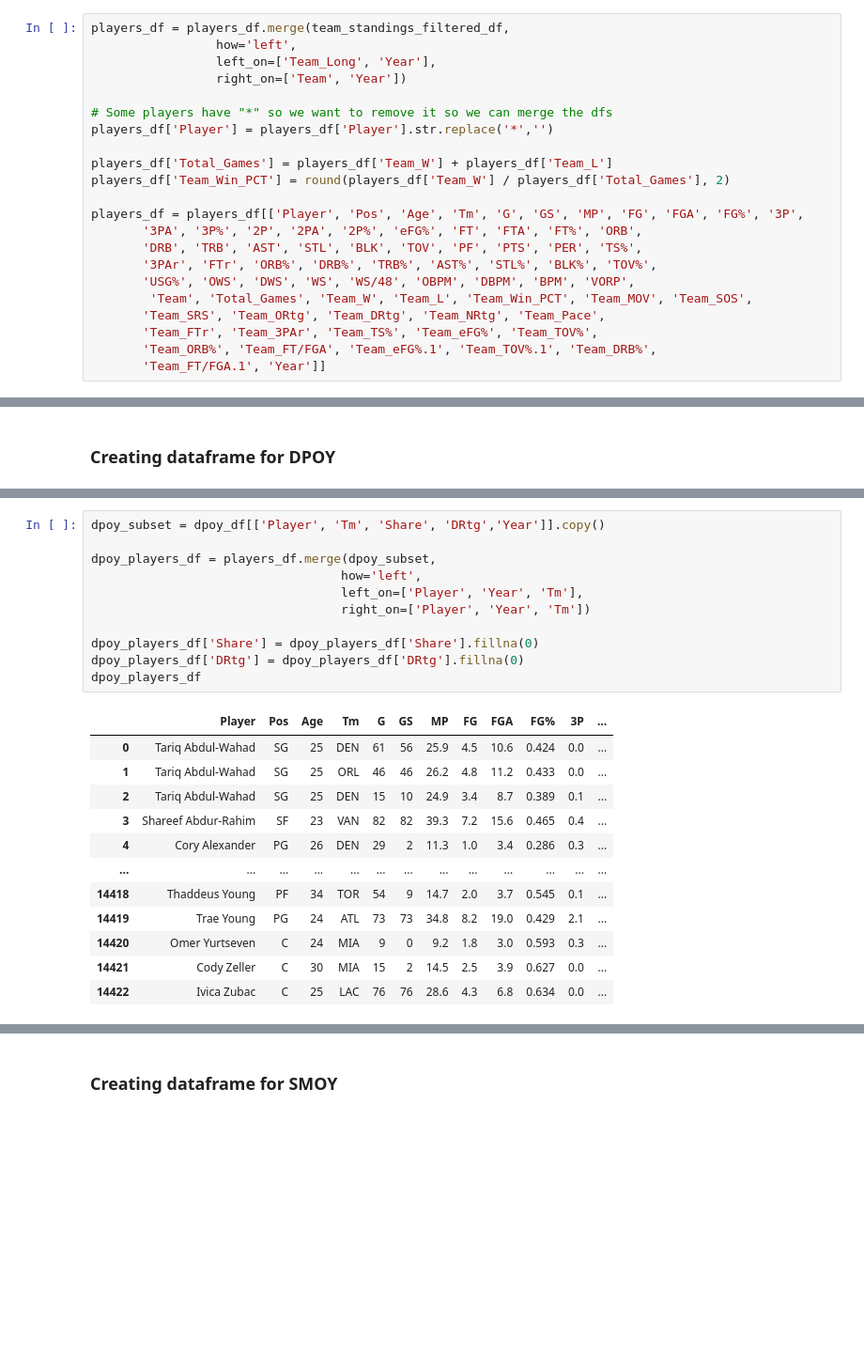
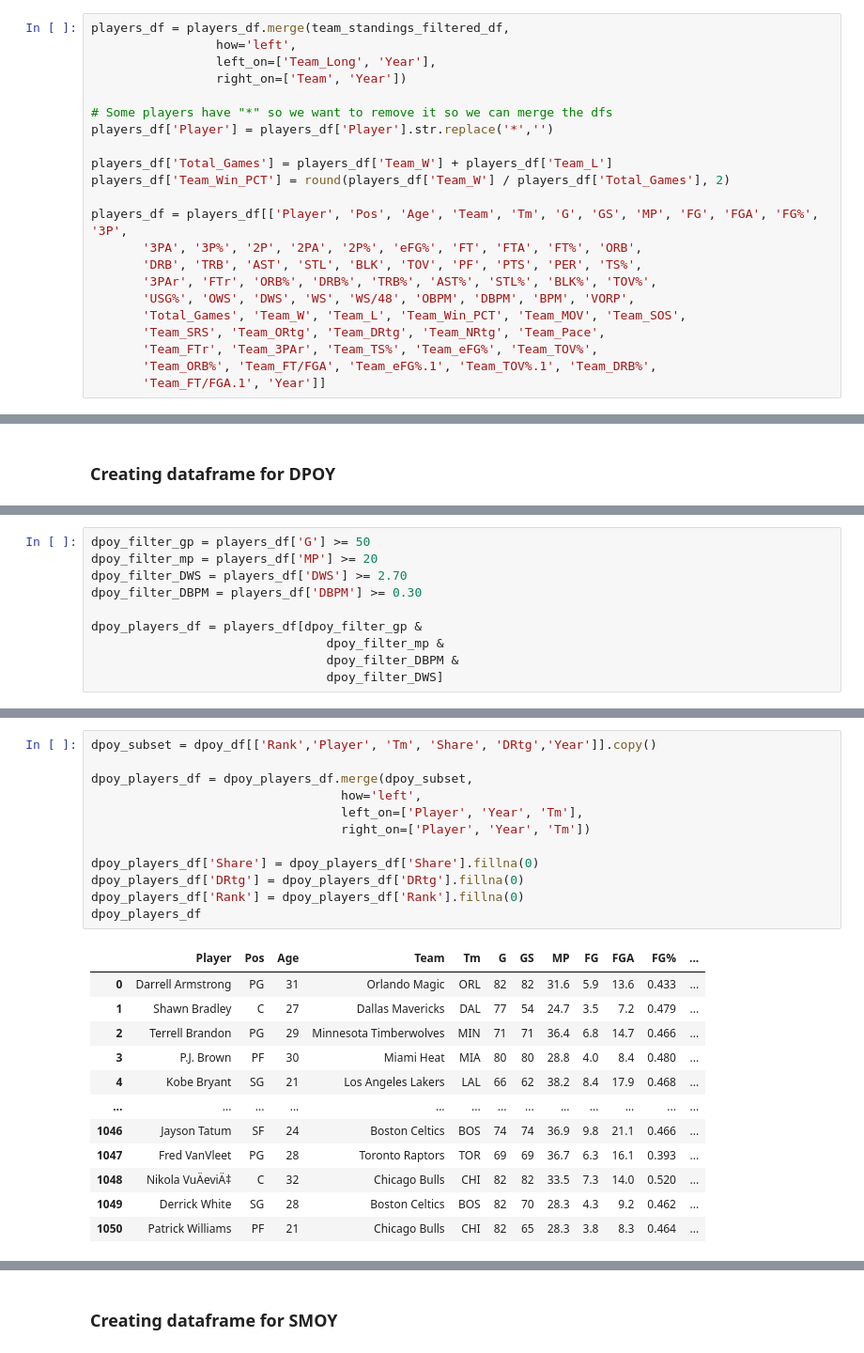
Before and after one commit to Th-N/NBA_award_predictions, a Jupyter notebook: Exploratory_data_analysis.ipynb, the cells around one changed output, grey strips where cells are left out. Shown: that part at 94% size. Saved outputs shown, nothing was run; the diff lists cells and outputs as text; blank space fills up the shorter version.

Commit message:
Merged player stats with award tables

```diff
--- a/Exploratory_data_analysis.ipynb
+++ b/Exploratory_data_analysis.ipynb
@@ -190,12 +190,12 @@ players_df['Player'] = players_df['Player'].str.replace('*','')
 players_df['Total_Games'] = players_df['Team_W'] + players_df['Team_L']
 players_df['Team_Win_PCT'] = round(players_df['Team_W'] / players_df['Total_Games'], 2)
 
-players_df = players_df[['Player', 'Pos', 'Age', 'Tm', 'G', 'GS', 'MP', 'FG', 'FGA', 'FG%', '3P',
+players_df = players_df[['Player', 'Pos', 'Age', 'Team', 'Tm', 'G', 'GS', 'MP', 'FG', 'FGA', 'FG%', '3P',
        '3PA', '3P%', '2P', '2PA', '2P%', 'eFG%', 'FT', 'FTA', 'FT%', 'ORB',
        'DRB', 'TRB', 'AST', 'STL', 'BLK', 'TOV', 'PF', 'PTS', 'PER', 'TS%',
        '3PAr', 'FTr', 'ORB%', 'DRB%', 'TRB%', 'AST%', 'STL%', 'BLK%', 'TOV%',
        'USG%', 'OWS', 'DWS', 'WS', 'WS/48', 'OBPM', 'DBPM', 'BPM', 'VORP',
-        'Team', 'Total_Games', 'Team_W', 'Team_L', 'Team_Win_PCT', 'Team_MOV', 'Team_SOS',
+       'Total_Games', 'Team_W', 'Team_L', 'Team_Win_PCT', 'Team_MOV', 'Team_SOS',
        'Team_SRS', 'Team_ORtg', 'Team_DRtg', 'Team_NRtg', 'Team_Pace',
        'Team_FTr', 'Team_3PAr', 'Team_TS%', 'Team_eFG%', 'Team_TOV%',
        'Team_ORB%', 'Team_FT/FGA', 'Team_eFG%.1', 'Team_TOV%.1', 'Team_DRB%',
@@ -326,0 +330,10 @@ mvp_players_df
+# %%
+dpoy_filter_gp = players_df['G'] >= 50
+dpoy_filter_mp = players_df['MP'] >= 20
+dpoy_filter_DWS = players_df['DWS'] >= 2.70
+dpoy_filter_DBPM = players_df['DBPM'] >= 0.30
+
+dpoy_players_df = players_df[dpoy_filter_gp &
+                                dpoy_filter_mp &
+                                dpoy_filter_DBPM &
+                                dpoy_filter_DWS]
@@ -327,24 +356,25 @@ mvp_players_df
 # %%
-dpoy_subset = dpoy_df[['Player', 'Tm', 'Share', 'DRtg','Year']].copy()
+dpoy_subset = dpoy_df[['Rank','Player', 'Tm', 'Share', 'DRtg','Year']].copy()
 
-dpoy_players_df = players_df.merge(dpoy_subset,
+dpoy_players_df = dpoy_players_df.merge(dpoy_subset,
                                   how='left',
                                   left_on=['Player', 'Year', 'Tm'],
                                   right_on=['Player', 'Year', 'Tm'])
 
 dpoy_players_df['Share'] = dpoy_players_df['Share'].fillna(0)
 dpoy_players_df['DRtg'] = dpoy_players_df['DRtg'].fillna(0)
+dpoy_players_df['Rank'] = dpoy_players_df['Rank'].fillna(0)
 dpoy_players_df
 # %% [output]
-|  | Player | Pos | Age | Tm | G | GS | MP | FG | FGA | FG% | 3P | ... |
-| 0 | Tariq Abdul-Wahad | SG | 25 | DEN | 61 | 56 | 25.9 | 4.5 | 10.6 | 0.424 | 0.0 | ... |
-| 1 | Tariq Abdul-Wahad | SG | 25 | ORL | 46 | 46 | 26.2 | 4.8 | 11.2 | 0.433 | 0.0 | ... |
-| 2 | Tariq Abdul-Wahad | SG | 25 | DEN | 15 | 10 | 24.9 | 3.4 | 8.7 | 0.389 | 0.1 | ... |
-| 3 | Shareef Abdur-Rahim | SF | 23 | VAN | 82 | 82 | 39.3 | 7.2 | 15.6 | 0.465 | 0.4 | ... |
-| 4 | Cory Alexander | PG | 26 | DEN | 29 | 2 | 11.3 | 1.0 | 3.4 | 0.286 | 0.3 | ... |
+|  | Player | Pos | Age | Team | Tm | G | GS | MP | FG | FGA | FG% | ... |
+| 0 | Darrell Armstrong | PG | 31 | Orlando Magic | ORL | 82 | 82 | 31.6 | 5.9 | 13.6 | 0.433 | ... |
+| 1 | Shawn Bradley | C | 27 | Dallas Mavericks | DAL | 77 | 54 | 24.7 | 3.5 | 7.2 | 0.479 | ... |
+| 2 | Terrell Brandon | PG | 29 | Minnesota Timberwolves | MIN | 71 | 71 | 36.4 | 6.8 | 14.7 | 0.466 | ... |
+| 3 | P.J. Brown | PF | 30 | Miami Heat | MIA | 80 | 80 | 28.8 | 4.0 | 8.4 | 0.480 | ... |
+| 4 | Kobe Bryant | SG | 21 | Los Angeles Lakers | LAL | 66 | 62 | 38.2 | 8.4 | 17.9 | 0.468 | ... |
 | ... | ... | ... | ... | ... | ... | ... | ... | ... | ... | ... | ... | ... |
-| 14418 | Thaddeus Young | PF | 34 | TOR | 54 | 9 | 14.7 | 2.0 | 3.7 | 0.545 | 0.1 | ... |
-| 14419 | Trae Young | PG | 24 | ATL | 73 | 73 | 34.8 | 8.2 | 19.0 | 0.429 | 2.1 | ... |
-| 14420 | Omer Yurtseven | C | 24 | MIA | 9 | 0 | 9.2 | 1.8 | 3.0 | 0.593 | 0.3 | ... |
-| 14421 | Cody Zeller | C | 30 | MIA | 15 | 2 | 14.5 | 2.5 | 3.9 | 0.627 | 0.0 | ... |
-| 14422 | Ivica Zubac | C | 25 | LAC | 76 | 76 | 28.6 | 4.3 | 6.8 | 0.634 | 0.0 | ... |
+| 1046 | Jayson Tatum | SF | 24 | Boston Celtics | BOS | 74 | 74 | 36.9 | 9.8 | 21.1 | 0.466 | ... |
+| 1047 | Fred VanVleet | PG | 28 | Toronto Raptors | TOR | 69 | 69 | 36.7 | 6.3 | 16.1 | 0.393 | ... |
+| 1048 | Nikola VuÄeviÄ‡ | C | 32 | Chicago Bulls | CHI | 82 | 82 | 33.5 | 7.3 | 14.0 | 0.520 | ... |
+| 1049 | Derrick White | SG | 28 | Boston Celtics | BOS | 82 | 70 | 28.3 | 4.3 | 9.2 | 0.462 | ... |
+| 1050 | Patrick Williams | PF | 21 | Chicago Bulls | CHI | 82 | 65 | 28.3 | 3.8 | 8.3 | 0.464 | ... |
```
Also changed, not shown: parts of 21 cells of this notebook.
